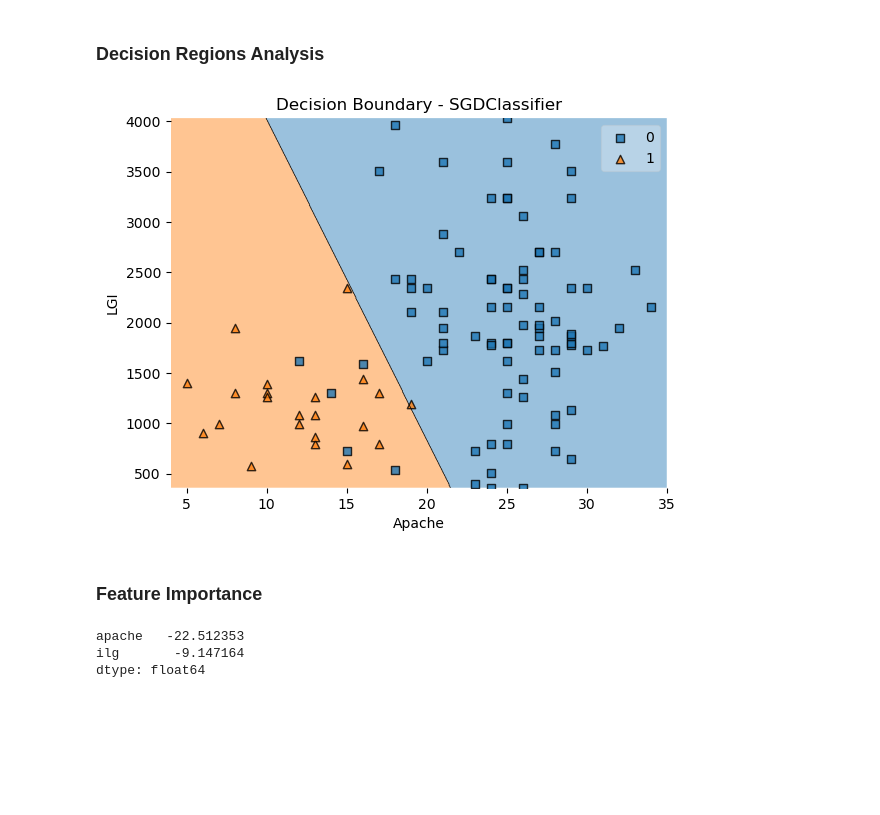
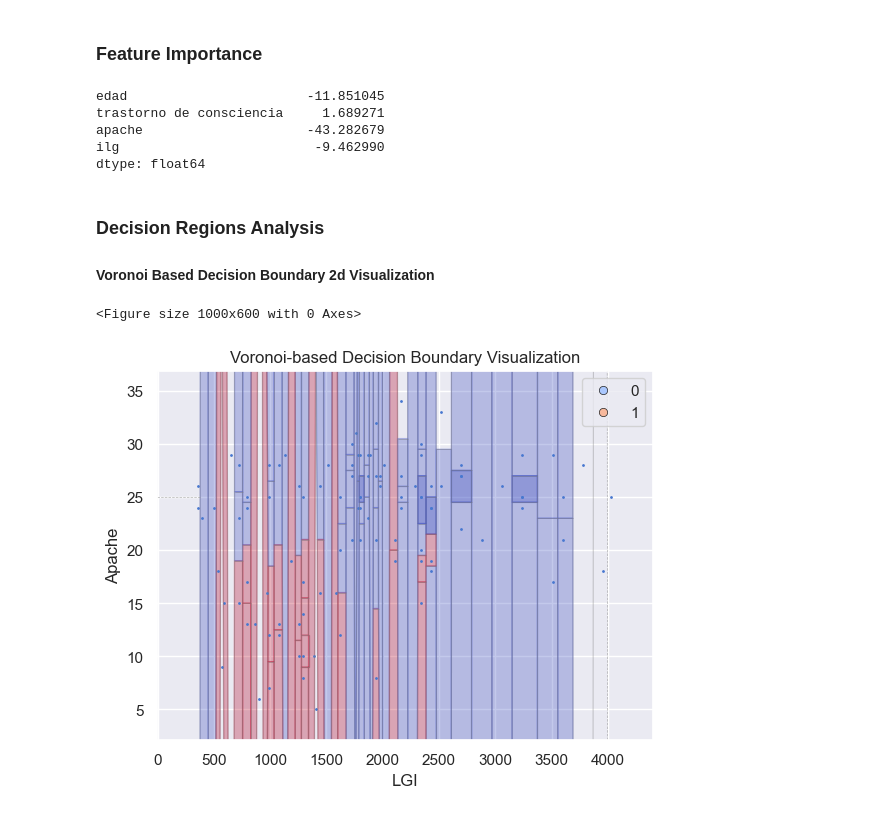
Before and after one commit to serize02/leuko-ml, a Jupyter notebook: notebooks/02_sgdc_analysis.ipynb, the cells around one changed output. Drawn from its saved outputs; the diff is of its cells as text; code cells hidden in the pictures; blank space fills up the shorter version.

Commit message:
feat: sgdc-analysis

```diff
--- a/notebooks/02_sgdc_analysis.ipynb
+++ b/notebooks/02_sgdc_analysis.ipynb
@@ -4,8 +4,14 @@ os.chdir('../')
 
 import pickle as pkl
 import pandas as pd
+import seaborn as sns
+
+sns.set(style='darkgrid', palette='muted')
+
 import matplotlib.pyplot as plt
-from mlxtend.plotting import plot_decision_regions
+from scipy.spatial import Voronoi, voronoi_plot_2d
+from itertools import combinations
+from sklearn.inspection import PartialDependenceDisplay, DecisionBoundaryDisplay
 # %%
 with open('models/sgdc.pkl', 'rb') as file:
     sgdc = pkl.load(file)
@@ -13,30 +19,44 @@ with open('models/sgdc.pkl', 'rb') as file:
 data = pd.read_csv('data/selected/data.csv')
 # %%
 X, y = data.drop('estado al egreso', axis=1), data['estado al egreso']
-# %% [markdown]
-### Decision Regions Analysis
-# %%
-from mlxtend.plotting import plot_decision_regions
-
-X_np = X.values if hasattr(X, 'values') else X
-y_np = y.values if hasattr(y, 'values') else y
-
-plot_decision_regions(X_np, y_np, clf=sgdc)
-plt.title('Decision Boundary - SGDClassifier')
-plt.xlabel('Apache')
-plt.ylabel('LGI')
-plt.show()
-# %% [output]
-[figure, removed]
 # %% [markdown]
 ### Feature Importance
 # %%
 coef = sgdc.named_steps['estimator'].coef_[0]
-features = X.columns if hasattr(X, 'columns') else ['Feature 1', 'Feature 2']
+feature_names = X.columns
 
-importances = pd.Series(coef, index=features)
+importances = pd.Series(coef, index=feature_names)
 importances
 # %% [output]
-apache   -22.512353
-ilg       -9.147164
+edad                       -11.851045
+trastorno de consciencia     1.689271
+apache                     -43.282679
+ilg                         -9.462990
 dtype: float64
+# %% [markdown]
+### Decision Regions Analysis
+
+#### Voronoi Based Decision Boundary 2d Visualization
+# %%
+features = ['ilg', 'apache']
+X_features = X[features].values
+y_pred = sgdc.predict(X)
+vor = Voronoi(X_features)
+
+plt.figure(figsize=(10, 6))
+voronoi_plot_2d(vor, show_vertices=False, line_colors='gray', line_width=0.5, line_alpha=0.6, point_size=2)
+
+for region, pred in zip(vor.point_region, y_pred):
+    if -1 not in vor.regions[region]:
+        polygon = [vor.vertices[i] for i in vor.regions[region]]
+        plt.fill(*zip(*polygon), alpha=0.3, color=sns.color_palette("coolwarm", as_cmap=True)(pred / max(y)))
+
+sns.scatterplot(x=X_features[:, 1], y=X_features[:, 0], hue=y.to_numpy(), palette="coolwarm", edgecolor='k')
+
+plt.title("Voronoi-based Decision Boundary Visualization")
+plt.xlabel('LGI')
+plt.ylabel('Apache')
+plt.show()
+# %% [output]
+<Figure size 1000x600 with 0 Axes>
+[figure, added]
```
Also changed, not shown: parts of 2 cells of this notebook, 4 other files.
